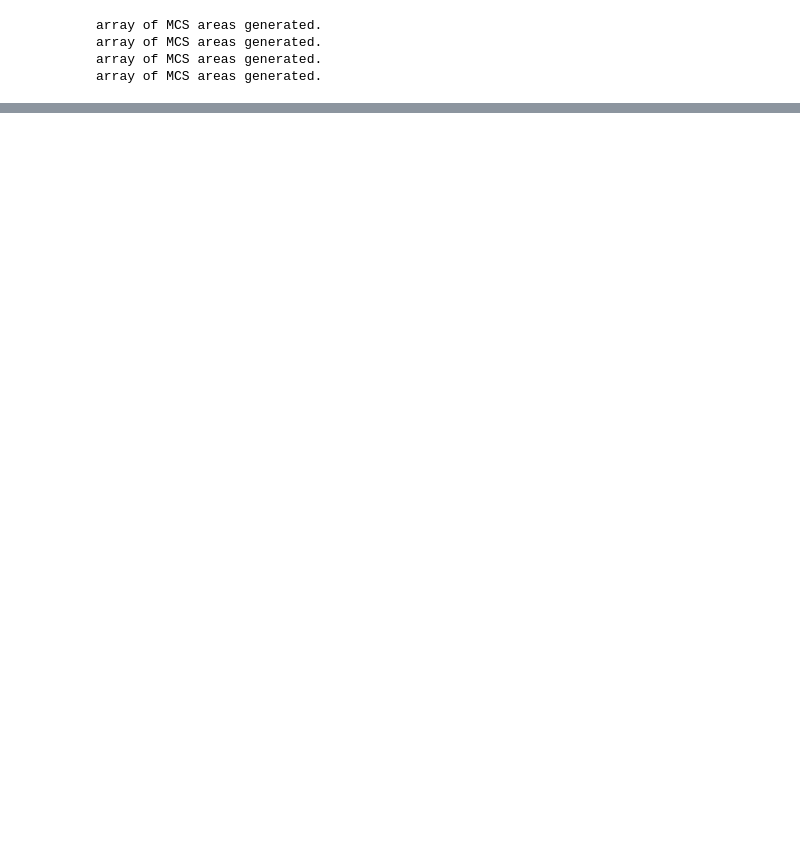
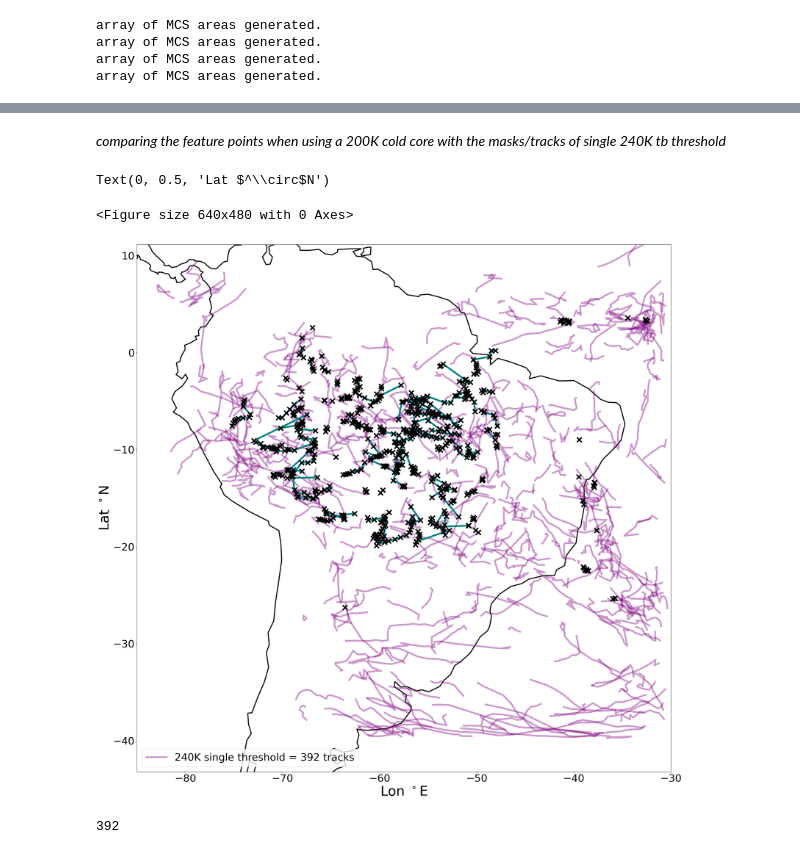
Before and after one commit to harrietgilmour/tobac_sensitivity, a Jupyter notebook: cold_core_test.ipynb, the cells around one changed output, grey strips where cells are left out. Cells and saved outputs as stored; diff of their text form; code cells hidden in the pictures; blank space fills up the shorter version.

Commit message:
edits to cold core test notebook

```diff
--- a/cold_core_test.ipynb
+++ b/cold_core_test.ipynb
@@ -85,3 +258,5 @@ print(np.unique(Track_190.cell.values).shape[0], '  unique cloud cells in month
+# %%
+Track_single_240 = pd.read_hdf('Save/Jan_2005/singleTb/Track_240.h5', 'table')
 # %%
 import cartopy.crs as ccrs
 axis_extent=[-80,-30,-35,12]
@@ -91,6 +266,16 @@ plt.figure()
 
 fig_map,ax_map=plt.subplots(figsize=(30,28),subplot_kw={'projection': ccrs.PlateCarree()})
 ax_map.set_extent([-85,-30,-40,10])
+#tracks when no cold core filter:
+for cell in Track_single_240['cell'].dropna().unique():
+    if cell == -1:
+        continue
+    Track_i_single_240 = Track_single_240[Track_single_240['cell'] == cell]
+    plt.plot(Track_i_single_240['longitude'],Track_i_single_240['latitude'], '-',linewidth=5,color='purple',alpha=0.4)
+
+
+#fig_map,ax_map=plt.subplots(figsize=(30,28),subplot_kw={'projection': ccrs.PlateCarree()})
+#ax_map.set_extent([-85,-30,-40,10])
 #tracks when using 225K cold core filter
 for cell in Track_225['cell'].dropna().unique():
     if cell == -1:
@@ -121,6 +306,8 @@ for cell in Track_190['cell'].dropna().unique():
 
 #making legend labels for just 1 track in each filter:
 cell_225 = 30
+Track_single_240_1 = Track_single_240[Track_single_240['cell'] == cell_225]
+plt.plot(Track_single_240_1['longitude'],Track_single_240_1['latitude'], '-', color='purple',alpha=0.4,label='240K single threshold = 392 tracks',linewidth=5)
 Track_225_1 = Track_225[Track_225['cell'] == cell_225]
 plt.plot(Track_225_1['longitude'],Track_225_1['latitude'], '-', color='grey',alpha=0.4,label='225K = 486 tracks',linewidth=5)
 Track_210_1 = Track_210[Track_210['cell'] == cell_225]
@@ -423,0 +610,49 @@ plt.savefig('Plot/cold_core/area.png')
+# %% [markdown]
+*comparing the feature points when using a 200K cold core with the masks/tracks of single 240K tb threshold*
+# %%
+import cartopy.crs as ccrs
+axis_extent=[-80,-30,-35,12]
+
+#loop for each timestep:
+plt.figure()
+
+fig_map,ax_map=plt.subplots(figsize=(30,28),subplot_kw={'projection': ccrs.PlateCarree()})
+ax_map.set_extent([-85,-30,-40,10])
+#tracks when using 225K cold core filter
+for cell in Track_single_240['cell'].dropna().unique():
+    if cell == -1:
+        continue
+    Track_i_single_240 = Track_single_240[Track_single_240['cell'] == cell]
+    plt.plot(Track_i_single_240['longitude'],Track_i_single_240['latitude'], '-',linewidth=5,color='purple',alpha=0.4)
+
+
+plt.scatter(x=subset_2['longitude'],y=subset_2['latitude'],c='k',marker='x',s=200,linewidth=4,zorder=5)
+
+
+for cell in subset_2['cell'].dropna().unique():
+    if cell == -1:
+        continue
+    Track_i_subset_2 = subset_2[subset_2['cell'] == cell]
+    plt.plot(Track_i_subset_2['longitude'],Track_i_subset_2['latitude'], '-',linewidth=5,color='teal')
+
+
+#making legend labels for just 1 track in each filter:
+cell_225 = 30
+Track_single_240_1 = Track_single_240[Track_single_240['cell'] == cell_225]
+plt.plot(Track_single_240_1['longitude'],Track_single_240_1['latitude'], '-', color='purple',alpha=0.4,label='240K single threshold = 392 tracks',linewidth=5)
+
+
+plt.xticks([-80,-70,-60,-50,-40,-30],fontsize=30)
+plt.yticks([-40,-30,-20,-10,0,10],fontsize=30)
+plt.gca().coastlines(linewidth=3)
+plt.legend(loc='best',fontsize=30)
+plt.xlabel('Lon $^\circ$E', fontsize=40)
+plt.ylabel('Lat $^\circ$N', fontsize=40)
+# %% [output]
+Text(0, 0.5, 'Lat $^\\circ$N')
+<Figure size 640x480 with 0 Axes>
+[figure, added]
+# %%
+print(len(Track_single_240['cell'].unique()))
+# %% [output]
+392
```
Also changed, not shown: parts of 20 cells of this notebook.
